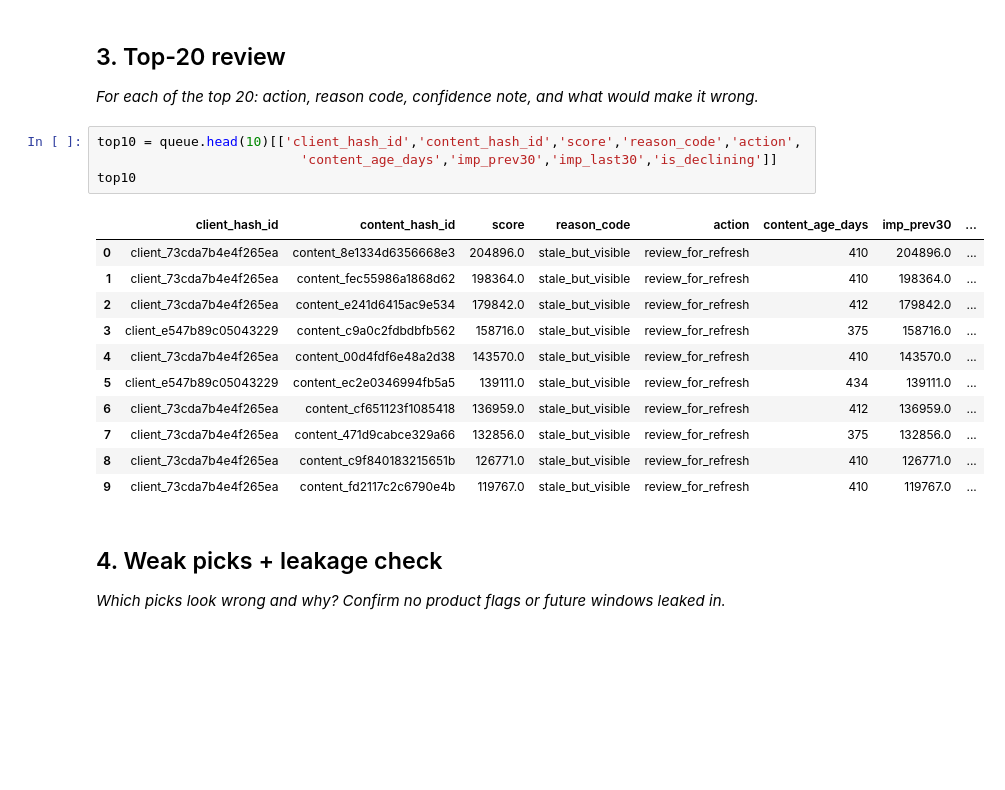
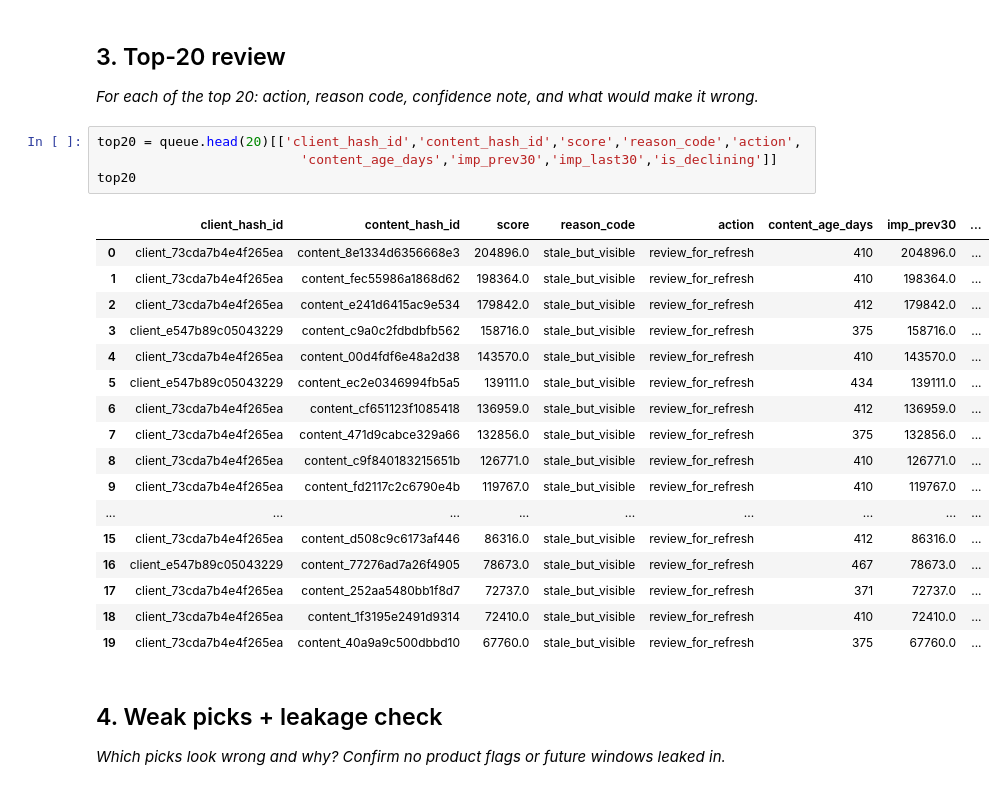
Before and after one commit to betmutema/ml-engineering-internship, a Jupyter notebook: work/notebooks/w04_baseline_score.ipynb, the cells around one changed output. Cells and saved outputs as stored; diff of their text form; blank space fills up the shorter version.

```diff
--- a/work/notebooks/w04_baseline_score.ipynb
+++ b/work/notebooks/w04_baseline_score.ipynb
@@ -103,21 +103,27 @@ Base rate: 0.286   Precision@50: 0.280
 
 *For each of the top 20: action, reason code, confidence note, and what would make it wrong.*
 # %%
-top10 = queue.head(10)[['client_hash_id','content_hash_id','score','reason_code','action',
+top20 = queue.head(20)[['client_hash_id','content_hash_id','score','reason_code','action',
                           'content_age_days','imp_prev30','imp_last30','is_declining']]
-top10
+top20
 # %% [output]
 |  | client_hash_id | content_hash_id | score | reason_code | action | content_age_days | imp_prev30 | ... |
 | 0 | client_73cda7b4e4f265ea | content_8e1334d6356668e3 | 204896.0 | stale_but_visible | review_for_refresh | 410 | 204896.0 | ... |
 | 1 | client_73cda7b4e4f265ea | content_fec55986a1868d62 | 198364.0 | stale_but_visible | review_for_refresh | 410 | 198364.0 | ... |
 | 2 | client_73cda7b4e4f265ea | content_e241d6415ac9e534 | 179842.0 | stale_but_visible | review_for_refresh | 412 | 179842.0 | ... |
 | 3 | client_e547b89c05043229 | content_c9a0c2fdbdbfb562 | 158716.0 | stale_but_visible | review_for_refresh | 375 | 158716.0 | ... |
 | 4 | client_73cda7b4e4f265ea | content_00d4fdf6e48a2d38 | 143570.0 | stale_but_visible | review_for_refresh | 410 | 143570.0 | ... |
 | 5 | client_e547b89c05043229 | content_ec2e0346994fb5a5 | 139111.0 | stale_but_visible | review_for_refresh | 434 | 139111.0 | ... |
 | 6 | client_73cda7b4e4f265ea | content_cf651123f1085418 | 136959.0 | stale_but_visible | review_for_refresh | 412 | 136959.0 | ... |
 | 7 | client_73cda7b4e4f265ea | content_471d9cabce329a66 | 132856.0 | stale_but_visible | review_for_refresh | 375 | 132856.0 | ... |
 | 8 | client_73cda7b4e4f265ea | content_c9f840183215651b | 126771.0 | stale_but_visible | review_for_refresh | 410 | 126771.0 | ... |
 | 9 | client_73cda7b4e4f265ea | content_fd2117c2c6790e4b | 119767.0 | stale_but_visible | review_for_refresh | 410 | 119767.0 | ... |
+| ... | ... | ... | ... | ... | ... | ... | ... | ... |
+| 15 | client_73cda7b4e4f265ea | content_d508c9c6173af446 | 86316.0 | stale_but_visible | review_for_refresh | 412 | 86316.0 | ... |
+| 16 | client_e547b89c05043229 | content_77276ad7a26f4905 | 78673.0 | stale_but_visible | review_for_refresh | 467 | 78673.0 | ... |
+| 17 | client_73cda7b4e4f265ea | content_252aa5480bb1f8d7 | 72737.0 | stale_but_visible | review_for_refresh | 371 | 72737.0 | ... |
+| 18 | client_73cda7b4e4f265ea | content_1f3195e2491d9314 | 72410.0 | stale_but_visible | review_for_refresh | 410 | 72410.0 | ... |
+| 19 | client_73cda7b4e4f265ea | content_40a9a9c500dbbd10 | 67760.0 | stale_but_visible | review_for_refresh | 375 | 67760.0 | ... |
 # %% [markdown]
 ## 4. Weak picks + leakage check
 
```
Also changed, not shown: parts of 1 cell of this notebook.
